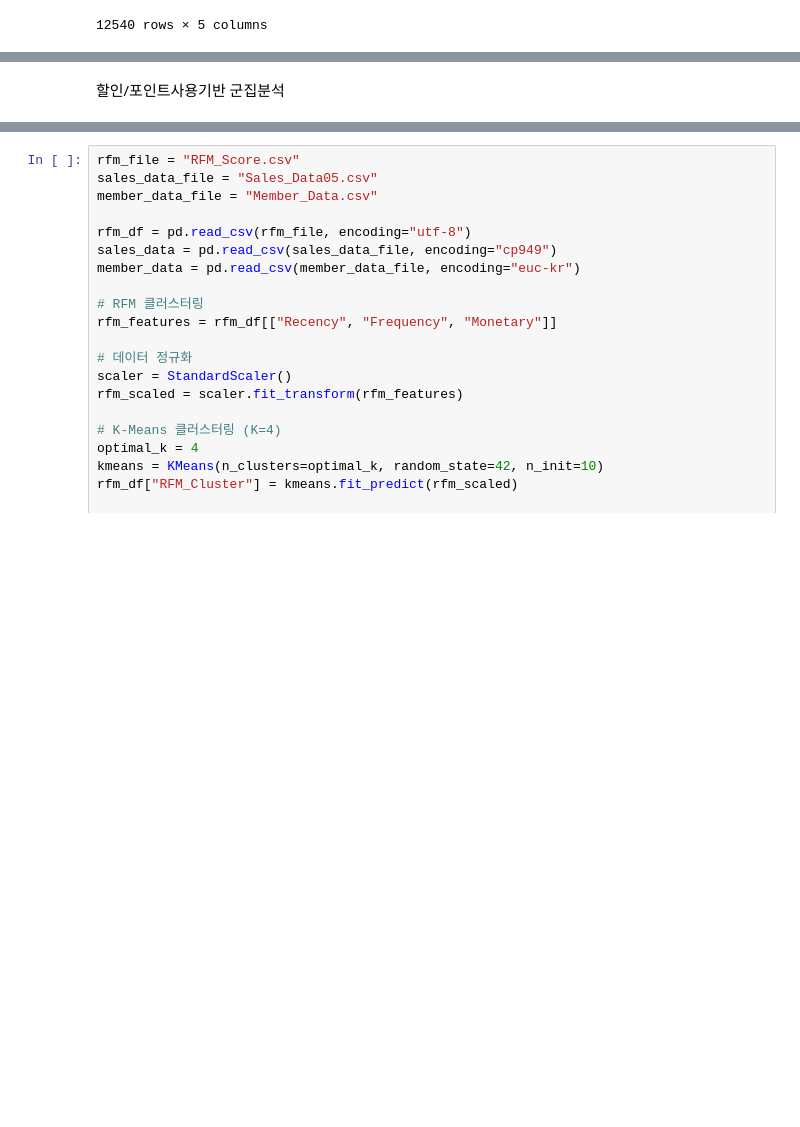
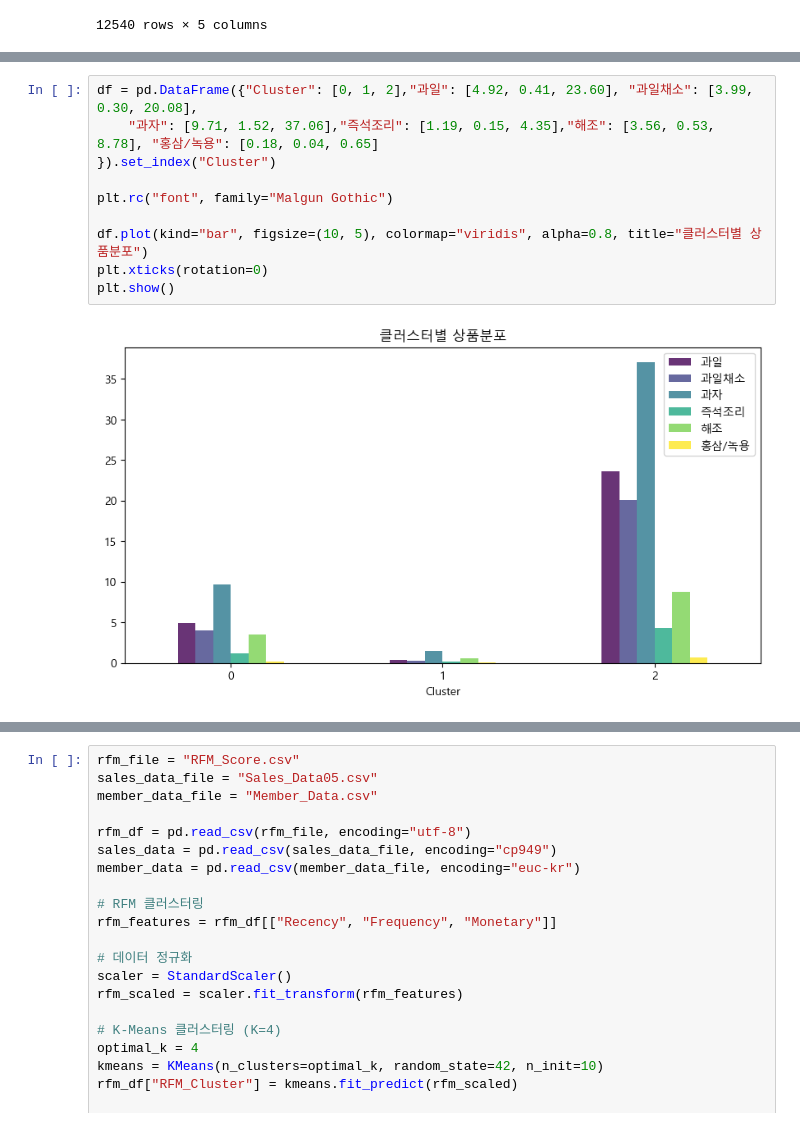
Before and after one commit to dldbwns23/DSA17_project, a Jupyter notebook: RFM, 군집분석.ipynb, the cells around one changed output, grey strips where cells are left out. Saved outputs shown, nothing was run; the diff lists cells and outputs as text; blank space fills up the shorter version.

```diff
--- a/RFM, 군집분석.ipynb
+++ b/RFM, 군집분석.ipynb
@@ -123,5 +214,15 @@ cluster_summary
 | 1 | 0.513531 | 0.250607 | 0.368863 | 0.109813 | 0.004258 | 0.410666 | 0.301817 | 1.516706 | 0.261260 | 0.000000 | ... | ... |
 | 2 | 9.327354 | 5.370000 | 8.248879 | 3.242152 | 0.192825 | 23.596637 | 20.087892 | 37.055336 | 6.130045 | 0.008969 | ... | ... |
 3 rows × 59 columns
-# %% [markdown]
-할인/포인트사용기반 군집분석
+# %%
+df = pd.DataFrame({"Cluster": [0, 1, 2],"과일": [4.92, 0.41, 23.60], "과일채소": [3.99, 0.30, 20.08],
+    "과자": [9.71, 1.52, 37.06],"즉석조리": [1.19, 0.15, 4.35],"해조": [3.56, 0.53, 8.78], "홍삼/녹용": [0.18, 0.04, 0.65]
+}).set_index("Cluster")
+
+plt.rc("font", family="Malgun Gothic")
+
+df.plot(kind="bar", figsize=(10, 5), colormap="viridis", alpha=0.8, title="클러스터별 상품분포")
+plt.xticks(rotation=0)
+plt.show()
+# %% [output]
+[figure, added]
```
Also changed, not shown: parts of 24 cells of this notebook.
